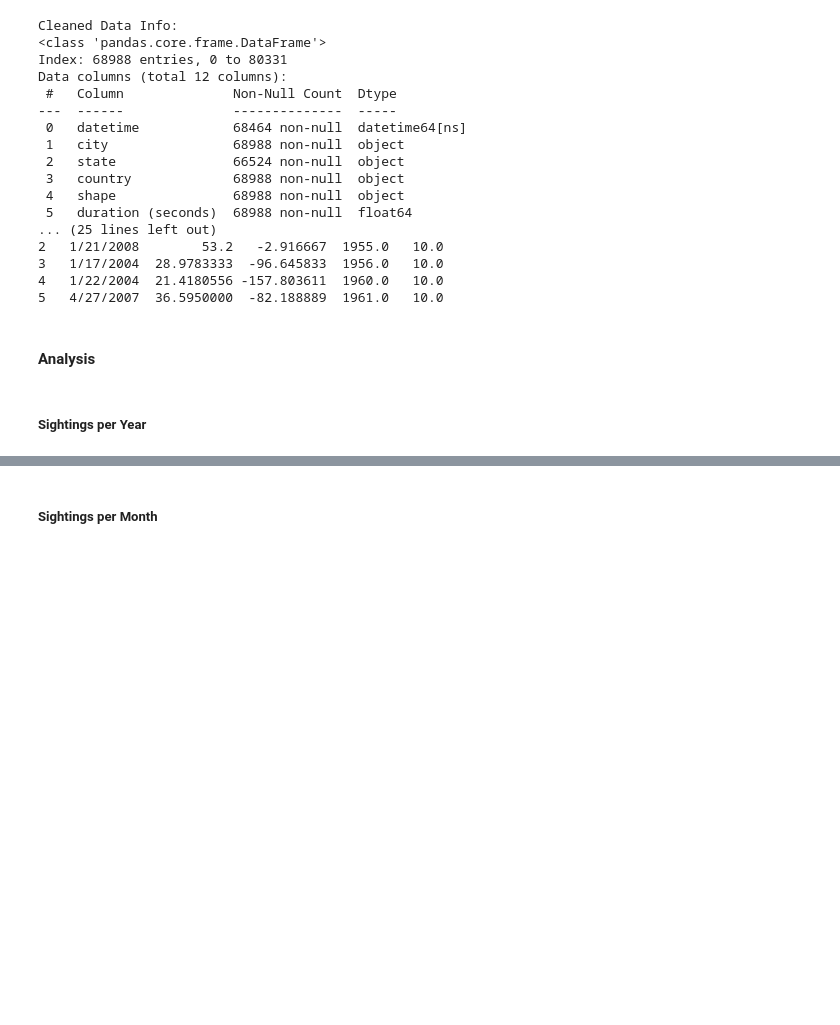
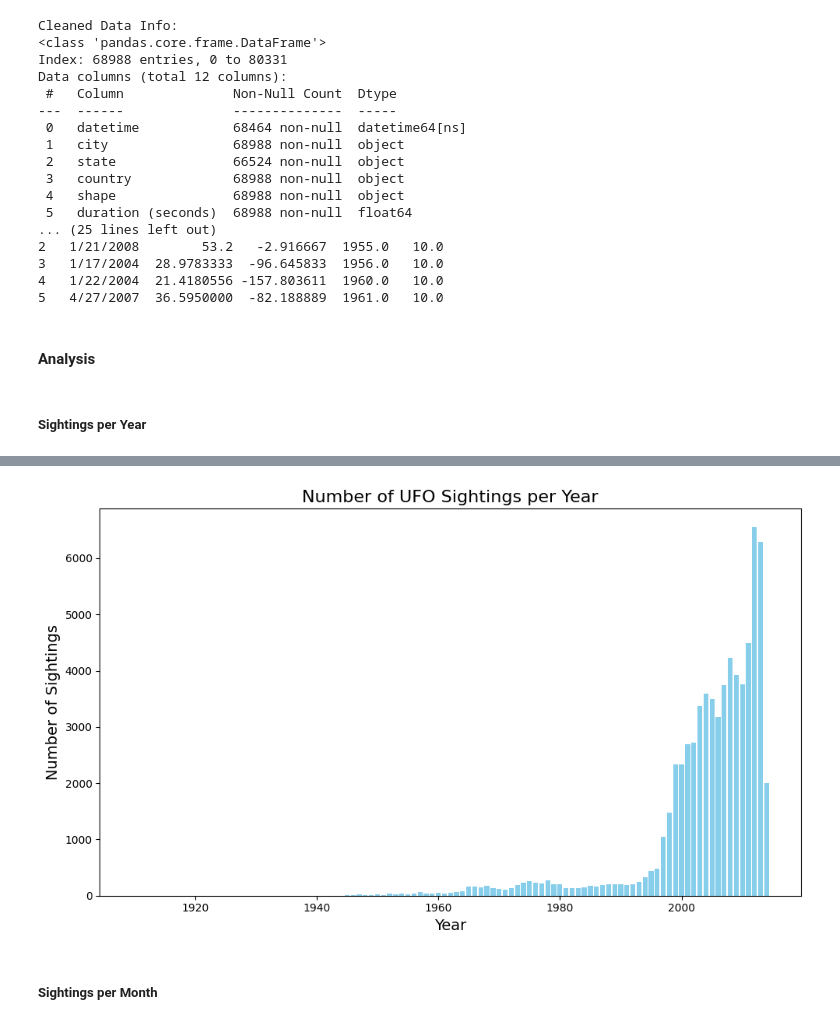
Before and after one commit to Sayedta91/Data-Analysis-UFO-Sightings, a Jupyter notebook: UFO-Sightings.ipynb, the cells around one changed output, grey strips where cells are left out. Cells and saved outputs as stored; diff of their text form; code cells hidden in the pictures; blank space fills up the shorter version.

Commit message:
Kaggle Notebook | UFO Sightings | V4 | Convert to Matplotlib

```diff
--- a/UFO-Sightings.ipynb
+++ b/UFO-Sightings.ipynb
@@ -159,13 +159,15 @@ Data columns (total 12 columns):
 sightings_by_year = df_filtered.groupby('year').size().reset_index(name='sightings')
 
 # Bar plot for yearly trends
-fig = px.bar(
-    sightings_by_year, x='year', y='sightings',
-    labels={'year': 'Year', 'sightings': 'Number of Sightings'},
-    title='Number of UFO Sightings per Year'
-)
+plt.figure(figsize=(10, 6))
+plt.bar(sightings_by_year['year'], sightings_by_year['sightings'], color='skyblue')
 
-fig.update_traces(marker_color='skyblue')
+# Add labels and title
+plt.xlabel('Year', fontsize=14)
+plt.ylabel('Number of Sightings', fontsize=14)
+plt.title('Number of UFO Sightings per Year', fontsize=16)
 
-fig.show(renderer='iframe')
+# Display the plot
+plt.tight_layout()
+plt.show()
 # %% [output]
@@ -173,3 +174,4 @@ fig.show(renderer='iframe')
+[figure, added]
 # %% [markdown]
 ##### Sightings per Month
 # %%
```
Also changed, not shown: parts of 8 cells of this notebook.
